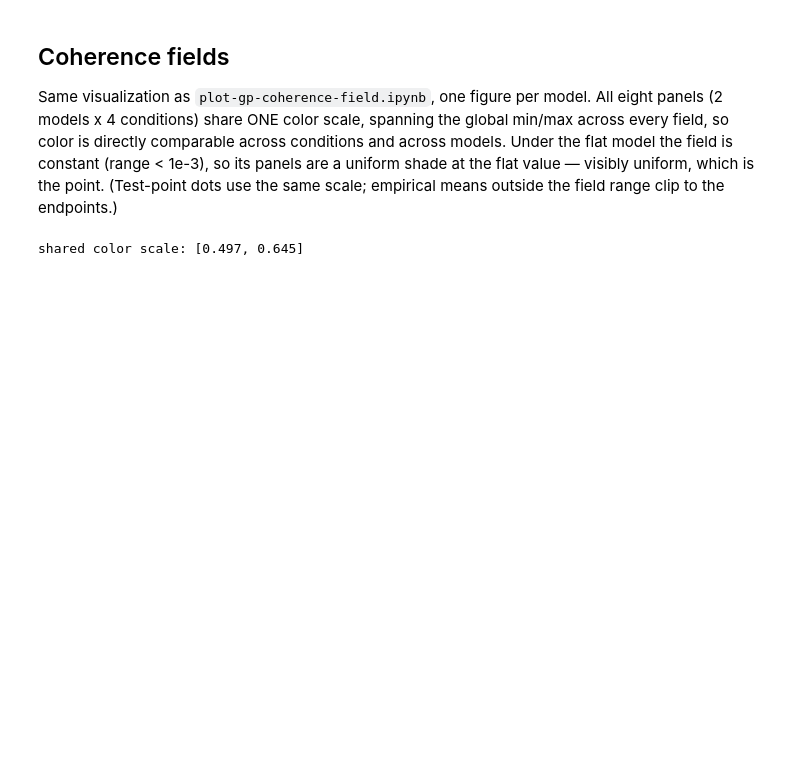
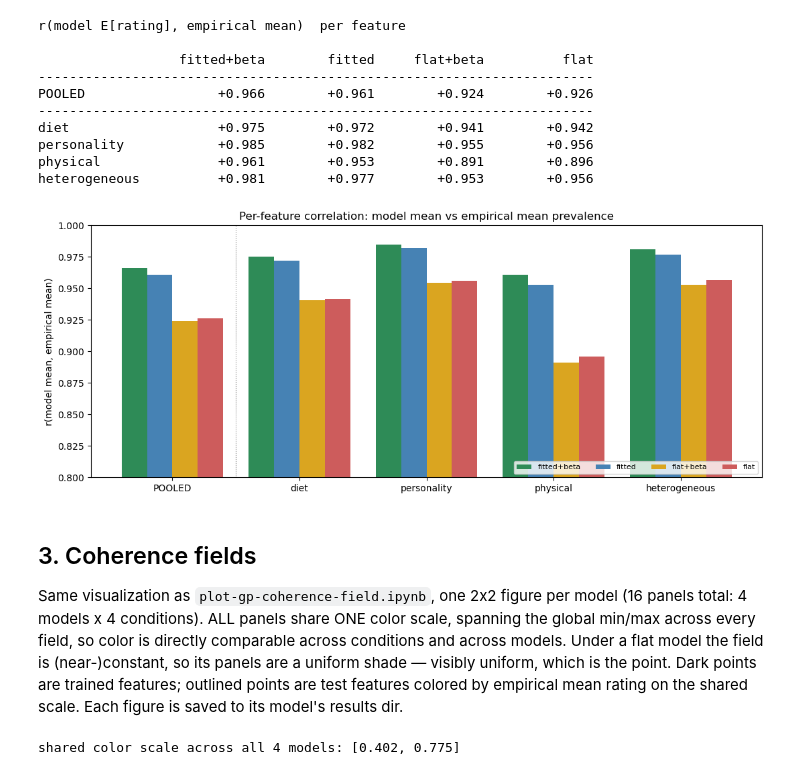
Before and after one commit to mariannazhang/compgenerics, a Jupyter notebook: model/per-feature-prevalence/model-comparison-gp-vs-flat.ipynb, the cells around one changed output. Drawn from its saved outputs; the diff is of its cells as text; code cells hidden in the pictures; blank space fills up the shorter version.

```diff
--- a/model/per-feature-prevalence/model-comparison-gp-vs-flat.ipynb
+++ b/model/per-feature-prevalence/model-comparison-gp-vs-flat.ipynb
@@ -124,12 +180,57 @@ pooled r (flat): +0.926
+# %%
+emp_all = np.concatenate([emp_cond[c] for c in inf.CONDITIONS])
+
+def pooled_pred(n):
+    return np.concatenate([fitres[n]['pred_cond'][c] for c in inf.CONDITIONS])
+
+r_pool = {n: np.corrcoef(pooled_pred(n), emp_all)[0, 1] for n in names}
+r_cond = {n: {c: np.corrcoef(fitres[n]['pred_cond'][c], emp_cond[c])[0, 1] for c in inf.CONDITIONS}
+          for n in names}
+
+hdr = f"{'':<15}" + "".join(f"{n:>14}" for n in names)
+print("r(model E[rating], empirical mean)  per feature\n")
+print(hdr); print("-" * len(hdr))
+print(f"{'POOLED':<15}" + "".join(f"{r_pool[n]:>+14.3f}" for n in names))
+print("-" * len(hdr))
+for c in inf.CONDITIONS:
+    print(f"{c:<15}" + "".join(f"{r_cond[n][c]:>+14.3f}" for n in names))
+
+# bar chart: pooled + per-condition correlations, grouped by model
+fig, ax = plt.subplots(figsize=(11, 4.5))
+groups = ['POOLED'] + list(inf.CONDITIONS)
+xg = np.arange(len(groups)); w = 0.8 / len(names)
+palette = {'fitted': 'steelblue', 'flat': 'indianred',
+           'fitted+beta': 'seagreen', 'flat+beta': 'goldenrod'}
+for i, n in enumerate(names):
+    vals = [r_pool[n]] + [r_cond[n][c] for c in inf.CONDITIONS]
+    ax.bar(xg + (i - (len(names)-1)/2)*w, vals, w, label=n, color=palette.get(n))
+ax.set_xticks(xg); ax.set_xticklabels(groups)
+ax.set_ylabel('r(model mean, empirical mean)'); ax.set_ylim(0.8, 1.0)
+ax.axvline(0.5, color='gray', lw=0.8, ls=':')
+ax.set_title('Per-feature correlation: model mean vs empirical mean prevalence')
+ax.legend(ncol=4, fontsize=8, loc='lower right')
+plt.tight_layout(); plt.show()
+# %% [output]
+r(model E[rating], empirical mean)  per feature
+
+                  fitted+beta        fitted     flat+beta          flat
+-----------------------------------------------------------------------
+POOLED                 +0.966        +0.961        +0.924        +0.926
+-----------------------------------------------------------------------
+diet                   +0.975        +0.972        +0.941        +0.942
+personality            +0.985        +0.982        +0.955        +0.956
+physical               +0.961        +0.953        +0.891        +0.896
+heterogeneous          +0.981        +0.977        +0.953        +0.956
+[figure, added]
 # %% [markdown]
-## Coherence fields
+## 3. Coherence fields
 
-Same visualization as `plot-gp-coherence-field.ipynb`, one figure per model. All eight panels
-(2 models x 4 conditions) share ONE color scale, spanning the global min/max across every field,
-so color is directly comparable across conditions and across models. Under the flat model the
-field is constant (range < 1e-3), so its panels are a uniform shade at the flat value — visibly
-uniform, which is the point. (Test-point dots use the same scale; empirical means outside the
-field range clip to the endpoints.)
+Same visualization as `plot-gp-coherence-field.ipynb`, one 2x2 figure per model (16 panels total:
+4 models x 4 conditions). ALL panels share ONE color scale, spanning the global min/max across
+every field, so color is directly comparable across conditions and across models. Under a flat
+model the field is (near-)constant, so its panels are a uniform shade — visibly uniform, which is
+the point. Dark points are trained features; outlined points are test features colored by
+empirical mean rating on the shared scale. Each figure is saved to its model's results dir.
 # %%
 all_x = np.vstack([np.array(geom['x_test'])] + [np.array(geom['x_train_cond'][c]) for c in inf.CONDITIONS])
 pad = 0.08
@@ -138,15 +239,17 @@ gx, gy = np.meshgrid(np.linspace(x_lo, x_hi, 80), np.linspace(y_lo, y_hi, 80))
 X_grid = np.column_stack([gx.ravel(), gy.ravel()])
 x_test_np = np.array(geom['x_test'])
 
-# precompute every field so all panels of BOTH figures share one color scale
+# precompute every field (all models x conditions) so all panels share one color scale
 fields, pz1_tests = {}, {}
 for name, m in MODELS.items():
     for c in inf.CONDITIONS:
-        fields[name, c]    = inf.gp_coherence_field(geom, c, m['ls'], m['mu_0'], m['sigma'], X_grid).reshape(gx.shape)
-        pz1_tests[name, c] = inf.gp_coherence_field(geom, c, m['ls'], m['mu_0'], m['sigma'], x_test_np)
+        fields[name, c]    = inf.gp_coherence_field(geom, c, m['ls'], m['mu_0'], m['sigma'],
+                                                    X_grid, beta_speaker=m['beta']).reshape(gx.shape)
+        pz1_tests[name, c] = inf.gp_coherence_field(geom, c, m['ls'], m['mu_0'], m['sigma'],
+                                                    x_test_np, beta_speaker=m['beta'])
 f_all = np.stack(list(fields.values()))
 LEVELS = np.linspace(f_all.min(), f_all.max(), 21)
-print(f"shared color scale: [{f_all.min():.3f}, {f_all.max():.3f}]")
+print(f"shared color scale across all {len(MODELS)} models: [{f_all.min():.3f}, {f_all.max():.3f}]")
 
 def plot_fields(name, m):
     fig, axes = plt.subplots(2, 2, figsize=(13.5, 12))
@@ -170,14 +273,14 @@ def plot_fields(name, m):
         ax.set_title(f"{c.capitalize()}  (n={N_cond[c]})\n{r_txt}")
         ax.set_xlabel('Embedding Dim 1'); ax.set_ylabel('Embedding Dim 2')
         ax.legend(fontsize=7, loc='upper right')
-    fig.suptitle(f"{name.upper()} model -- {RESULTS_NAME}\n"
-                 f"ls={m['ls']:g}, mu_0={m['mu_0']:+.3f}, sigma={m['sigma']:.3f}   "
+    fig.suptitle(f"{name.upper()} model -- {m['subdir']}\n"
+                 f"ls={m['ls']:g}, mu_0={m['mu_0']:+.3f}, sigma={m['sigma']:.3f}, beta={m['beta']:.3f}   "
                  f"(sum log Z = {fitres[name]['ll']:.1f})", fontsize=13)
     plt.tight_layout(rect=[0, 0, 1, 0.965])
-    out_png = os.path.join(RESULTS_DIR, f'gp-coherence-field-{name}.png')
+    out_png = os.path.join('results', m['subdir'], 'gp-coherence-field-comparison.png')
     fig.savefig(out_png, dpi=150, bbox_inches='tight')
     print('saved', out_png)
     plt.show()
 # %% [output]
-shared color scale: [0.497, 0.645]
+shared color scale across all 4 models: [0.402, 0.775]
 # %%
```
Also changed, not shown: parts of 11 cells of this notebook.
